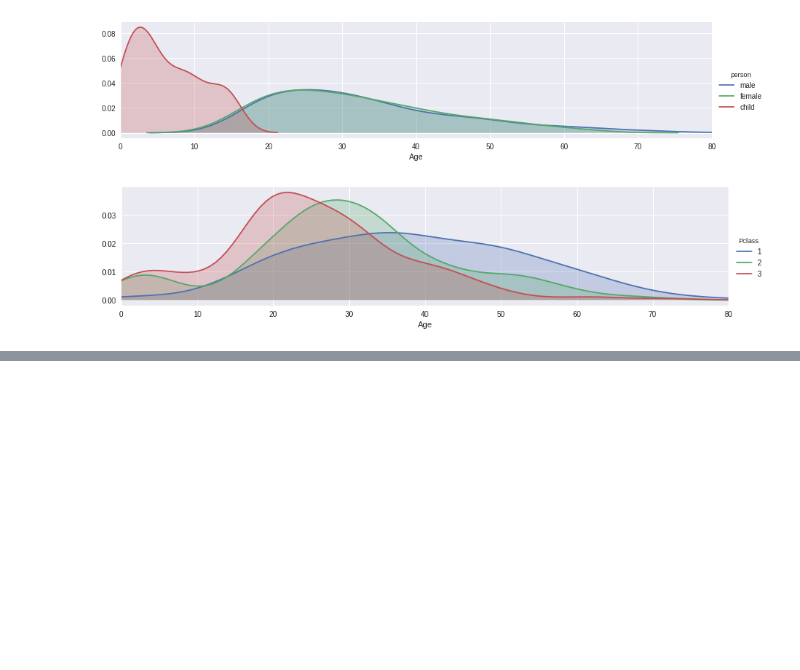
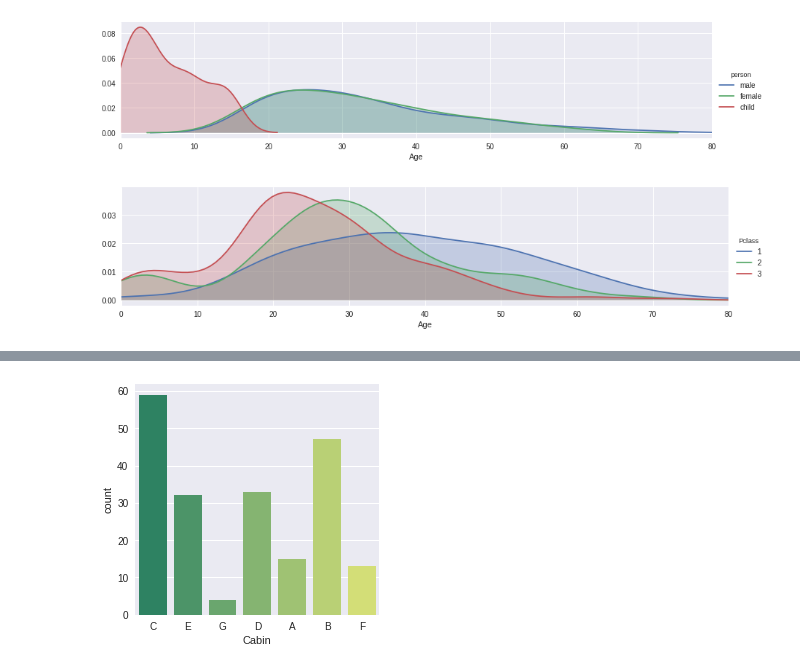
Before and after one commit to manishth/titanic_machine_learning_from_disaster, a Jupyter notebook: Titanic Machine Learning.ipynb, the cells around one changed output, grey strips where cells are left out. Saved outputs shown, nothing was run; the diff lists cells and outputs as text; code cells hidden in the pictures; blank space fills up the shorter version.

```diff
--- a/Titanic Machine Learning.ipynb
+++ b/Titanic Machine Learning.ipynb
@@ -142,0 +171,9 @@ plt.show()
+# %%
+# Let's remove the T value
+cabin_df = cabin_df[cabin_df.Cabin != "T"]
+
+sns.factorplot("Cabin", data=cabin_df, kind="count", palette="summer")
+
+plt.show()
+# %% [output]
+[figure, added]
```
Also changed, not shown: parts of 4 cells of this notebook.
